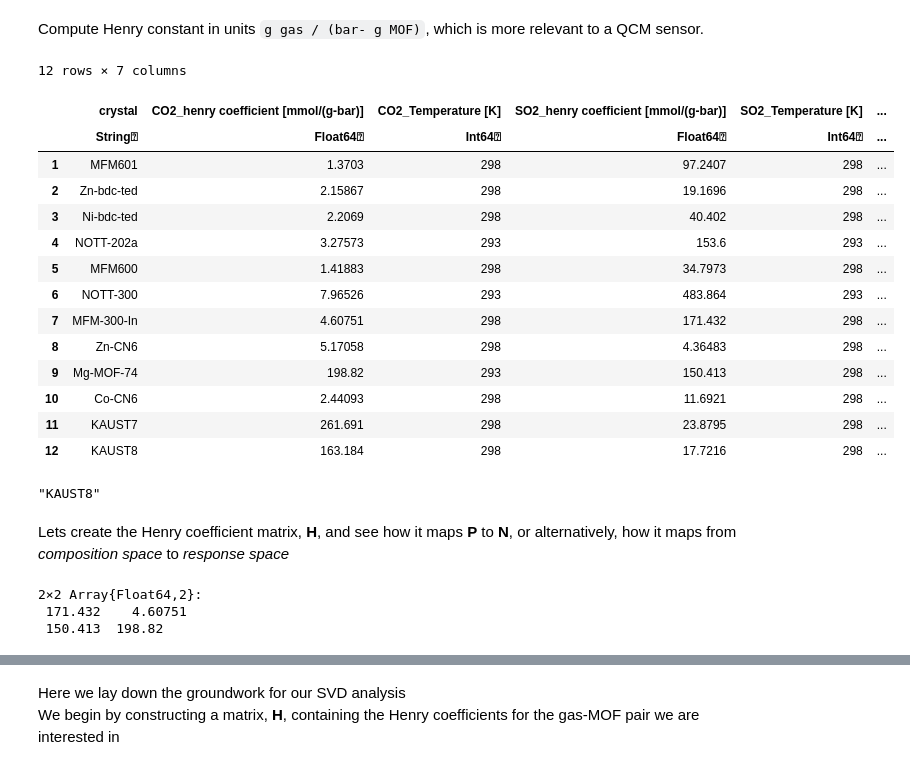
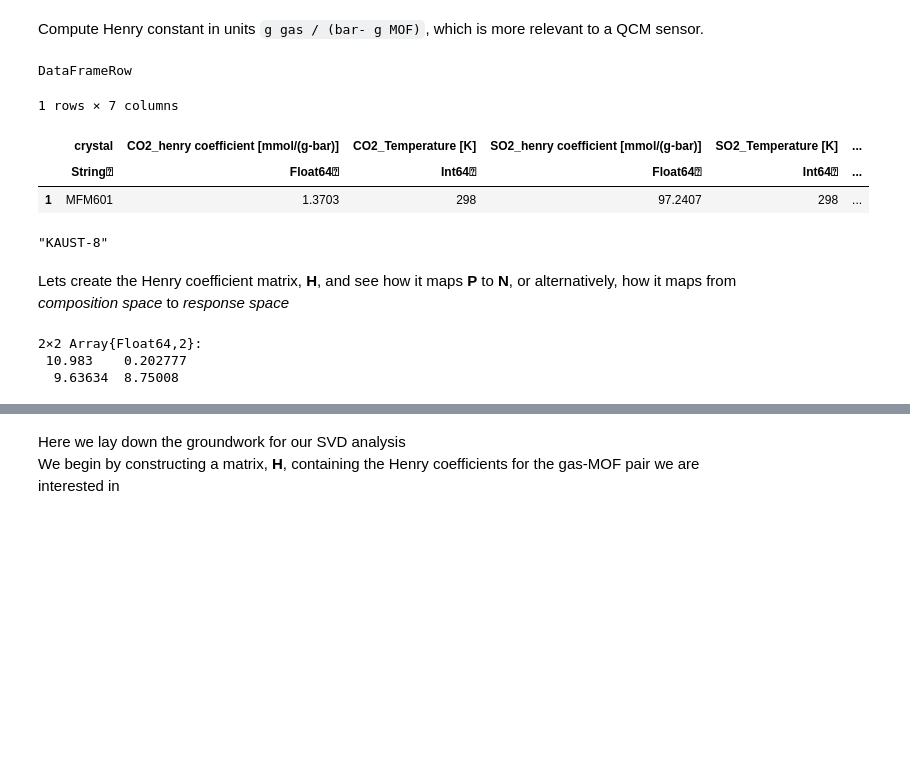
Before and after one commit to SimonEnsemble/sensor_arrays, a Jupyter notebook: src/Sensing.ipynb, the cells around one changed output, grey strips where cells are left out. Cells and saved outputs as stored; diff of their text form; code cells hidden in the pictures; blank space fills up the shorter version.

```diff
--- a/src/Sensing.ipynb
+++ b/src/Sensing.ipynb
@@ -53,27 +53,16 @@ Compute Henry constant in units `g gas / (bar- g MOF)`, which is more relevant t
 # %%
 mw = Dict("CO2" => 44.01, "SO2" => 64.066)
 for gas in ["CO2", "SO2"]
     df_henry[Symbol("H_$gas [g/(g-bar)]")] = df_henry[Symbol(gas * "_henry coefficient [mmol/(g-bar)]")] * mw[gas] / 1000
 end
 
 first(df_henry)
-df_henry
 # %% [output]
-12 rows × 7 columns
+DataFrameRow
+1 rows × 7 columns
 |  | crystal | CO2_henry coefficient [mmol/(g-bar)] | CO2_Temperature [K] | SO2_henry coefficient [mmol/(g-bar)] | SO2_Temperature [K] | ... |
 |  | String⍰ | Float64⍰ | Int64⍰ | Float64⍰ | Int64⍰ | ... |
 | 1 | MFM601 | 1.3703 | 298 | 97.2407 | 298 | ... |
-| 2 | Zn-bdc-ted | 2.15867 | 298 | 19.1696 | 298 | ... |
-| 3 | Ni-bdc-ted | 2.2069 | 298 | 40.402 | 298 | ... |
-| 4 | NOTT-202a | 3.27573 | 293 | 153.6 | 293 | ... |
-| 5 | MFM600 | 1.41883 | 298 | 34.7973 | 298 | ... |
-| 6 | NOTT-300 | 7.96526 | 293 | 483.864 | 293 | ... |
-| 7 | MFM-300-In | 4.60751 | 298 | 171.432 | 298 | ... |
-| 8 | Zn-CN6 | 5.17058 | 298 | 4.36483 | 298 | ... |
-| 9 | Mg-MOF-74 | 198.82 | 293 | 150.413 | 298 | ... |
-| 10 | Co-CN6 | 2.44093 | 298 | 11.6921 | 298 | ... |
-| 11 | KAUST7 | 261.691 | 298 | 23.8795 | 298 | ... |
-| 12 | KAUST8 | 163.184 | 298 | 17.7216 | 298 | ... |
 # %%
 formatted_crystal_names = Dict{AbstractString, AbstractString}()
 formatted_crystal_names["MFM601"] = "MFM-601"
@@ -86,19 +75,19 @@ formatted_crystal_names["MFM-300-In"] = "MFM-300-In"
 formatted_crystal_names["Zn-CN6"] = "Zn[Co(CN)\$_6\$]\$_2\$ nH\$_2\$O"
 formatted_crystal_names["Mg-MOF-74"] = "Mg-MOF-74"
 formatted_crystal_names["Co-CN6"] = "Co[Co(CN)\$_6\$]\$_2\$ nH\$_2\$O"
-formatted_crystal_names["KAUST7"] = "KAUST7"
-formatted_crystal_names["KAUST8"] = "KAUST8"
+formatted_crystal_names["KAUST7"] = "KAUST-7"
+formatted_crystal_names["KAUST8"] = "KAUST-8"
 # %% [output]
-"KAUST8"
+"KAUST-8"
 # %% [markdown]
 Lets create the Henry coefficient matrix, <b>H</b>, and see how it maps <b>P</b> to __N__, or alternatively, how it maps from _composition space_ to _response space_
 # %%
-construct_H_matrix(mofs::Array{Int64, 1}, gases::Array{<:AbstractString, 1}) = [df_henry[mof, Symbol(gas * "_henry coefficient [mmol/(g-bar)]")] for mof in mofs, gas in gases]
+construct_H_matrix(mofs::Array{Int64, 1}, gases::Array{<:AbstractString, 1}) = [df_henry[mof, Symbol("H_" * gas * " [g/(g-bar)]")] for mof in mofs, gas in gases]
 construct_H_matrix([7, 9], ["SO2", "CO2"])
 # %% [output]
 2×2 Array{Float64,2}:
- 171.432    4.60751
- 150.413  198.82
+ 10.983    0.202777
+  9.63634  8.75008
 # %%
 function mof2index(mof::AbstractString)
     mask = mof .== df_henry[:crystal]
```
Also changed, not shown: parts of 7 cells of this notebook.
